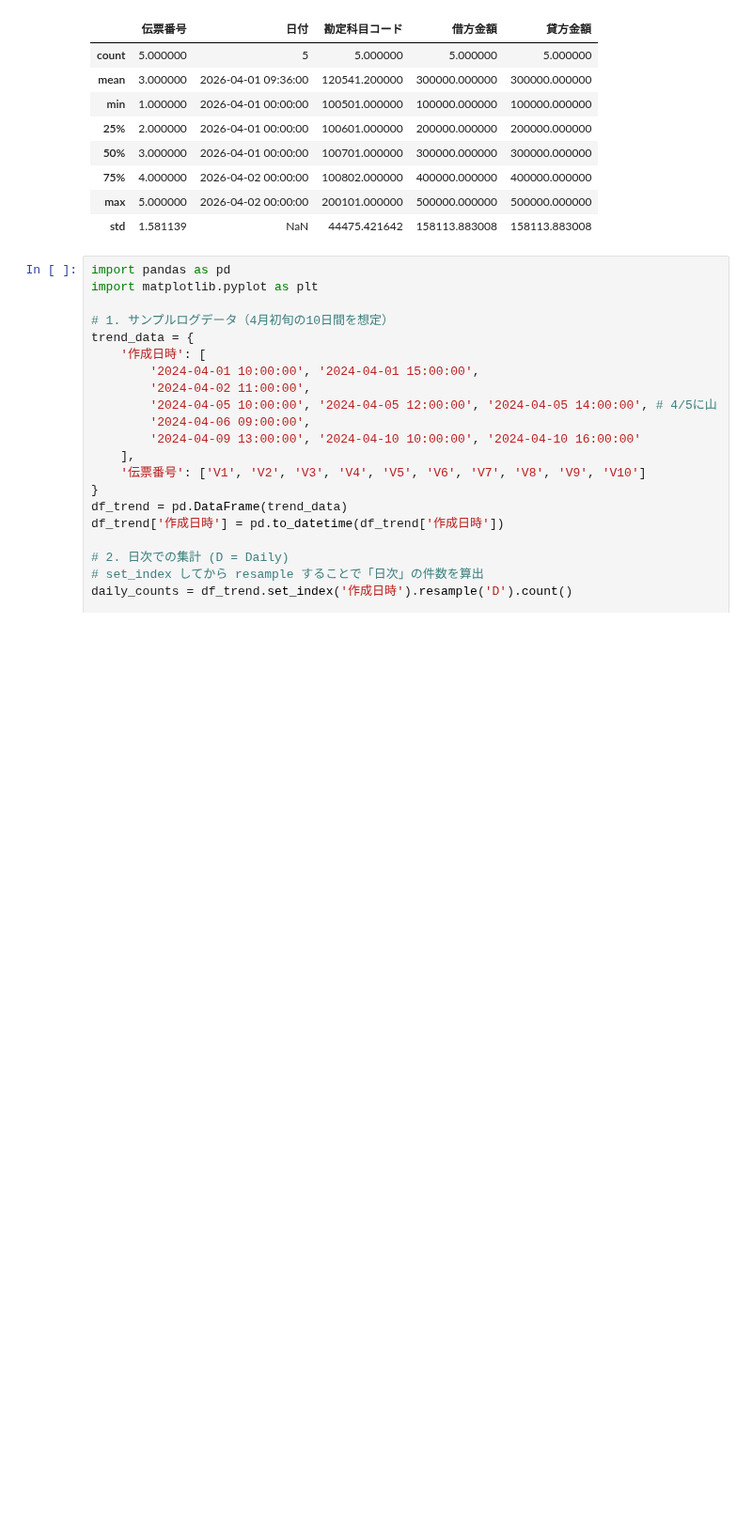
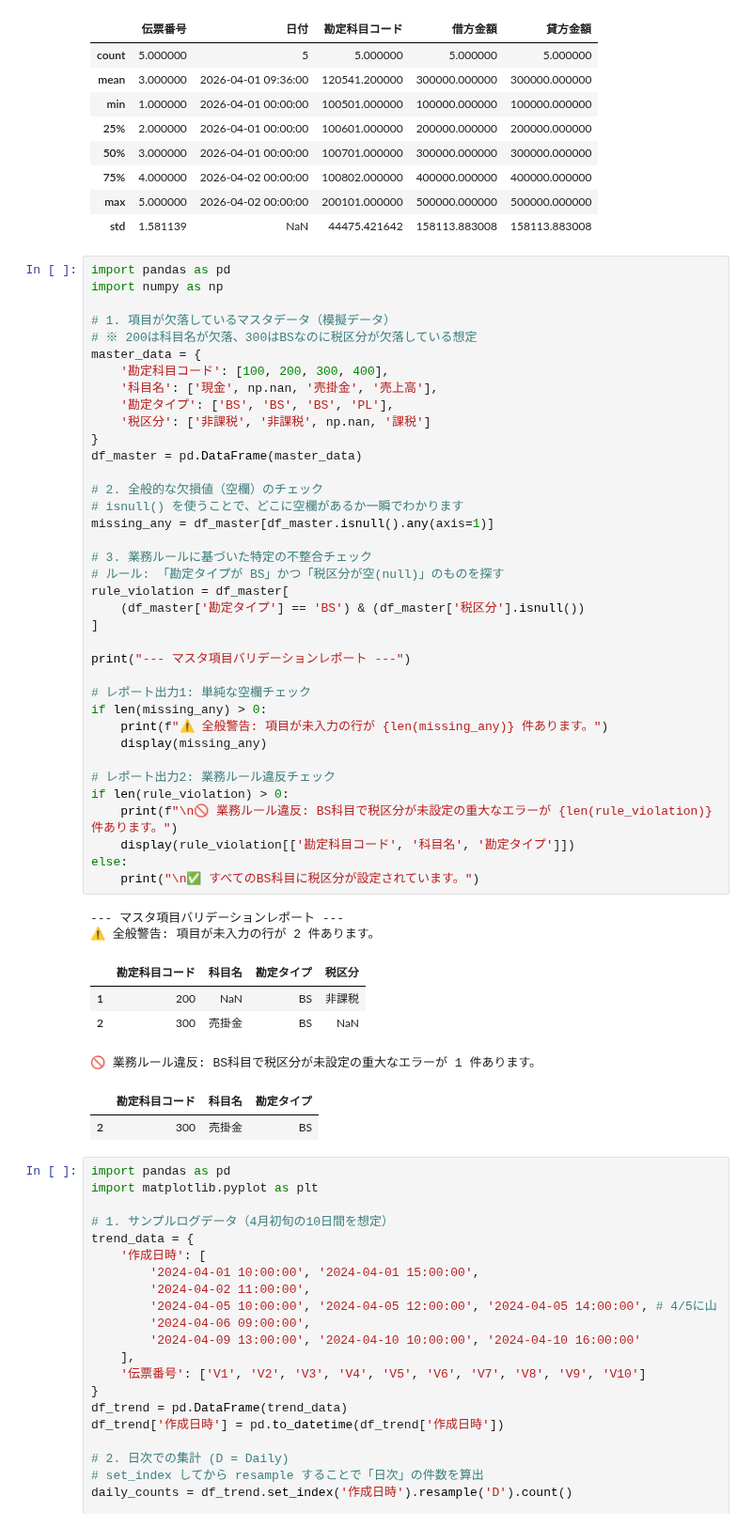
Before and after one commit to Koji-Accounting-Tech/D365-Finance-Data-Validator, a Jupyter notebook: D365_Data_Processing.ipynb, the cells around one changed output. Shown at 94% size. Drawn from its saved outputs; the diff is of its cells as text; blank space fills up the shorter version.

```diff
--- a/D365_Data_Processing.ipynb
+++ b/D365_Data_Processing.ipynb
@@ -31,6 +31,52 @@ display(df.describe())
 | 75% | 4.000000 | 2026-04-02 00:00:00 | 100802.000000 | 400000.000000 | 400000.000000 |
 | max | 5.000000 | 2026-04-02 00:00:00 | 200101.000000 | 500000.000000 | 500000.000000 |
 | std | 1.581139 | NaN | 44475.421642 | 158113.883008 | 158113.883008 |
+# %%
+import pandas as pd
+import numpy as np
+
+# 1. 項目が欠落しているマスタデータ（模擬データ）
+# ※ 200は科目名が欠落、300はBSなのに税区分が欠落している想定
+master_data = {
+    '勘定科目コード': [100, 200, 300, 400],
+    '科目名': ['現金', np.nan, '売掛金', '売上高'],
+    '勘定タイプ': ['BS', 'BS', 'BS', 'PL'],
+    '税区分': ['非課税', '非課税', np.nan, '課税']
+}
+df_master = pd.DataFrame(master_data)
+
+# 2. 全般的な欠損値（空欄）のチェック
+# isnull() を使うことで、どこに空欄があるか一瞬でわかります
+missing_any = df_master[df_master.isnull().any(axis=1)]
+
+# 3. 業務ルールに基づいた特定の不整合チェック
+# ルール: 「勘定タイプが BS」かつ「税区分が空(null)」のものを探す
+rule_violation = df_master[
+    (df_master['勘定タイプ'] == 'BS') & (df_master['税区分'].isnull())
+]
+
+print("--- マスタ項目バリデーションレポート ---")
+
+# レポート出力1: 単純な空欄チェック
+if len(missing_any) > 0:
+    print(f"⚠️ 全般警告: 項目が未入力の行が {len(missing_any)} 件あります。")
+    display(missing_any)
+
+# レポート出力2: 業務ルール違反チェック
+if len(rule_violation) > 0:
+    print(f"\n🚫 業務ルール違反: BS科目で税区分が未設定の重大なエラーが {len(rule_violation)} 件あります。")
+    display(rule_violation[['勘定科目コード', '科目名', '勘定タイプ']])
+else:
+    print("\n✅ すべてのBS科目に税区分が設定されています。")
+# %% [output]
+--- マスタ項目バリデーションレポート ---
+⚠️ 全般警告: 項目が未入力の行が 2 件あります。
+|  | 勘定科目コード | 科目名 | 勘定タイプ | 税区分 |
+| 1 | 200 | NaN | BS | 非課税 |
+| 2 | 300 | 売掛金 | BS | NaN |
+🚫 業務ルール違反: BS科目で税区分が未設定の重大なエラーが 1 件あります。
+|  | 勘定科目コード | 科目名 | 勘定タイプ |
+| 2 | 300 | 売掛金 | BS |
 # %%
 import pandas as pd
 import matplotlib.pyplot as plt
```
